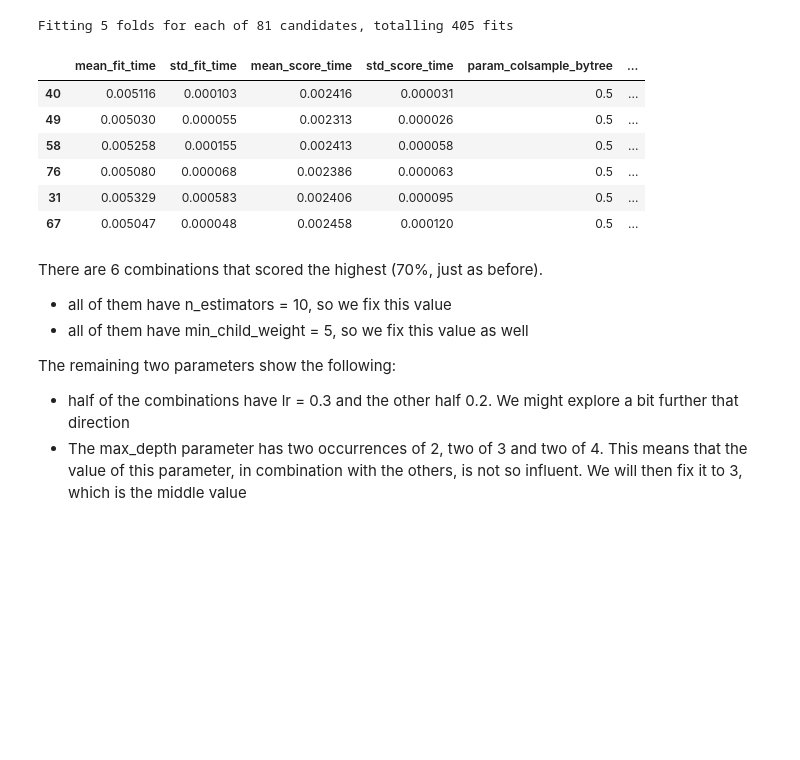
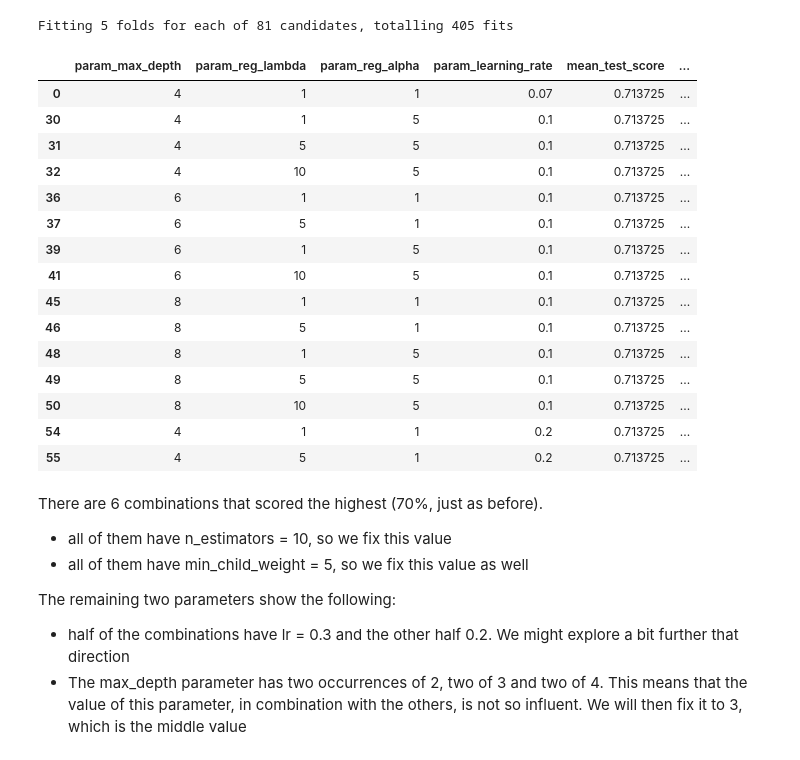
Before and after one commit to Ilvecho/Happy-Customers, a Jupyter notebook: Notebook_for_dev.ipynb, the cells around one changed output. Cells and saved outputs as stored; diff of their text form; code cells hidden in the pictures; blank space fills up the shorter version.

```diff
--- a/Notebook_for_dev.ipynb
+++ b/Notebook_for_dev.ipynb
@@ -563,28 +572,49 @@ Further considerations:
 # %%
-param_grid = {'max_depth': [2, 3, 4],
+param_grid = {'max_depth': [4, 6, 8],
+              'reg_lambda': [1, 5, 10],
+              'reg_alpha': [1, 5, 10],
+              'learning_rate': [0.07, 0.1, 0.2],
               'subsample': [1],
               'colsample_bytree': [0.5],
-              'min_child_weight': [4, 5, 6],
-              'n_estimators': [5, 10, 15],
-              'learning_rate': [0.1, 0.2, 0.3],
+              'min_child_weight': [5],
+              'n_estimators': [20],
               'random_state': [42]}
 
-clf = model_selection.GridSearchCV(xgb, param_grid, scoring='accuracy', verbose=1)
+clf = model_selection.GridSearchCV(xgb, param_grid, scoring='accuracy', verbose=1, return_train_score=True)
 clf.fit(X_train, y_train)
 
 cv_results = pd.DataFrame.from_dict(clf.cv_results_)
 # %% [output]
 Fitting 5 folds for each of 81 candidates, totalling 405 fits
-# %%
-cv_results.drop('params', axis=1).sort_values('rank_test_score').head(n=6)
-# %% [output]
-|  | mean_fit_time | std_fit_time | mean_score_time | std_score_time | param_colsample_bytree | ... |
-| 40 | 0.005116 | 0.000103 | 0.002416 | 0.000031 | 0.5 | ... |
-| 49 | 0.005030 | 0.000055 | 0.002313 | 0.000026 | 0.5 | ... |
-| 58 | 0.005258 | 0.000155 | 0.002413 | 0.000058 | 0.5 | ... |
-| 76 | 0.005080 | 0.000068 | 0.002386 | 0.000063 | 0.5 | ... |
-| 31 | 0.005329 | 0.000583 | 0.002406 | 0.000095 | 0.5 | ... |
-| 67 | 0.005047 | 0.000048 | 0.002458 | 0.000120 | 0.5 | ... |
+# %%
+col_of_interest = ['param_max_depth',
+                   'param_reg_lambda',
+                   'param_reg_alpha',
+                   'param_learning_rate',
+                   'mean_test_score',
+                   'std_test_score',
+                   'rank_test_score',
+                   'mean_train_score',
+                   'std_train_score']
+relevant_values = cv_results[col_of_interest]
+relevant_values.sort_values(by=['rank_test_score']).head(15)
+# %% [output]
+|  | param_max_depth | param_reg_lambda | param_reg_alpha | param_learning_rate | mean_test_score | ... |
+| 0 | 4 | 1 | 1 | 0.07 | 0.713725 | ... |
+| 30 | 4 | 1 | 5 | 0.1 | 0.713725 | ... |
+| 31 | 4 | 5 | 5 | 0.1 | 0.713725 | ... |
+| 32 | 4 | 10 | 5 | 0.1 | 0.713725 | ... |
+| 36 | 6 | 1 | 1 | 0.1 | 0.713725 | ... |
+| 37 | 6 | 5 | 1 | 0.1 | 0.713725 | ... |
+| 39 | 6 | 1 | 5 | 0.1 | 0.713725 | ... |
+| 41 | 6 | 10 | 5 | 0.1 | 0.713725 | ... |
+| 45 | 8 | 1 | 1 | 0.1 | 0.713725 | ... |
+| 46 | 8 | 5 | 1 | 0.1 | 0.713725 | ... |
+| 48 | 8 | 1 | 5 | 0.1 | 0.713725 | ... |
+| 49 | 8 | 5 | 5 | 0.1 | 0.713725 | ... |
+| 50 | 8 | 10 | 5 | 0.1 | 0.713725 | ... |
+| 54 | 4 | 1 | 1 | 0.2 | 0.713725 | ... |
+| 55 | 4 | 5 | 1 | 0.2 | 0.713725 | ... |
 # %% [markdown]
 There are 6 combinations that scored the highest (70%, just as before).
 *  all of them have n_estimators = 10, so we fix this value
```
Also changed, not shown: parts of 10 cells of this notebook.
